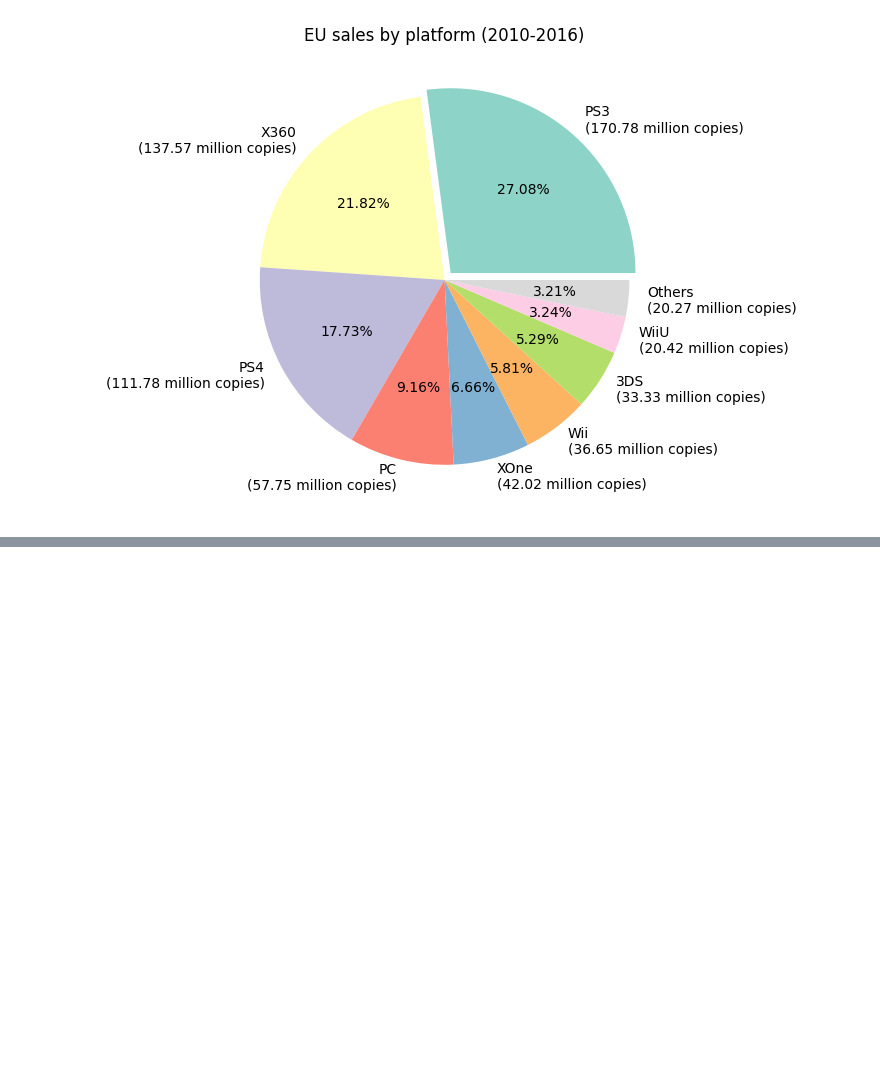
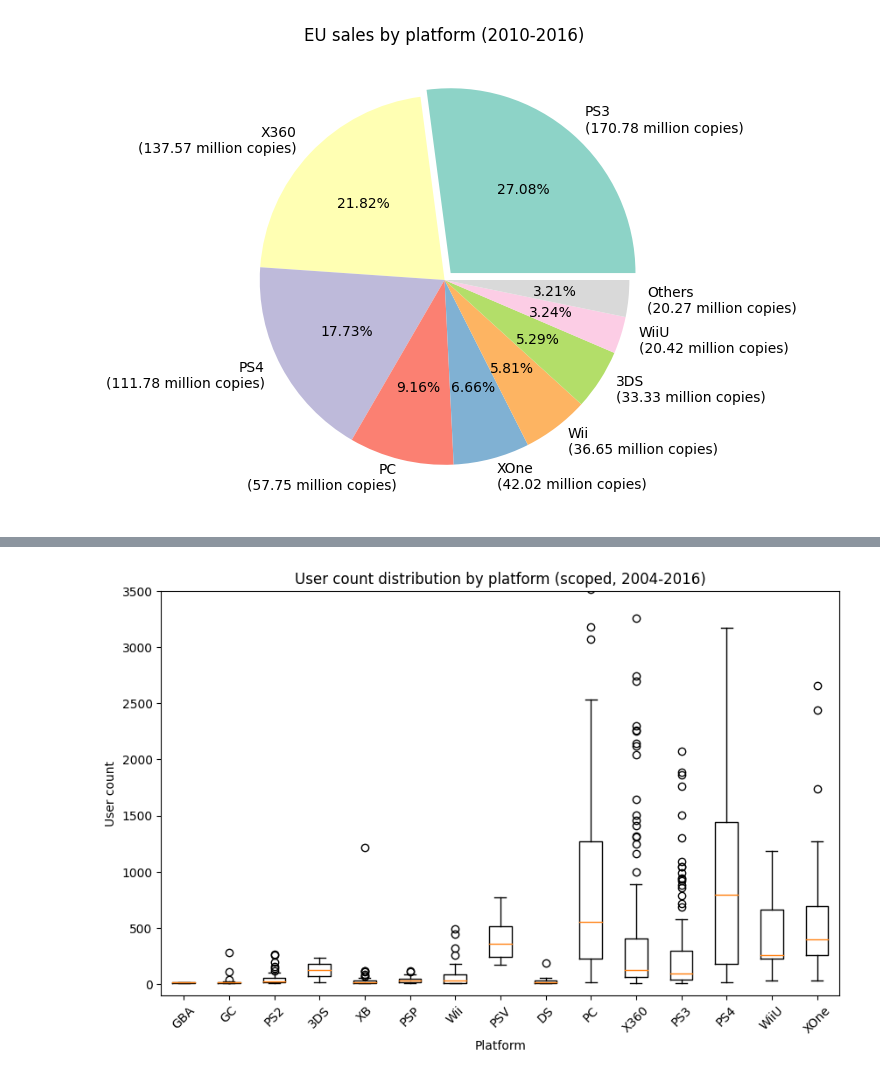
Before and after one commit to hansstanley/YongTauFoo, a Jupyter notebook: notebooks/sales_rush_kirubi.ipynb, the cells around one changed output, grey strips where cells are left out. Drawn from its saved outputs; the diff is of its cells as text; code cells hidden in the pictures; blank space fills up the shorter version.

```diff
--- a/notebooks/sales_rush_kirubi.ipynb
+++ b/notebooks/sales_rush_kirubi.ipynb
@@ -367,0 +397,4 @@ plt.show()
+# %%
+data_shooter_user_stats = data_shooter_user.groupby('Platform')[['User_Score', 'User_Count']].describe()
+# data_shooter_user_stats = data_shooter_user_stats.sort_values(by=[('User_Score', 'max'), ('User_Score', 'count')], ascending=True)
+data_shooter_user_stats
@@ -367,0 +444,12 @@ plt.show()
+# %%
+plt.figure(figsize=figure_size)
+plt.boxplot([data_shooter_user[data_shooter_user['Platform'] == p]['User_Count'] for p in data_shooter_user_stats.index],
+            labels=data_shooter_user_stats.index.tolist())
+plt.xticks(rotation=45)
+plt.xlabel('Platform')
+plt.ylabel('User count')
+plt.ylim(bottom=-100, top=3500)
+plt.title('User count distribution by platform (scoped, 2004-2016)')
+plt.show()
+# %% [output]
+[figure, added]
```
Also changed, not shown: parts of 22 cells of this notebook.
